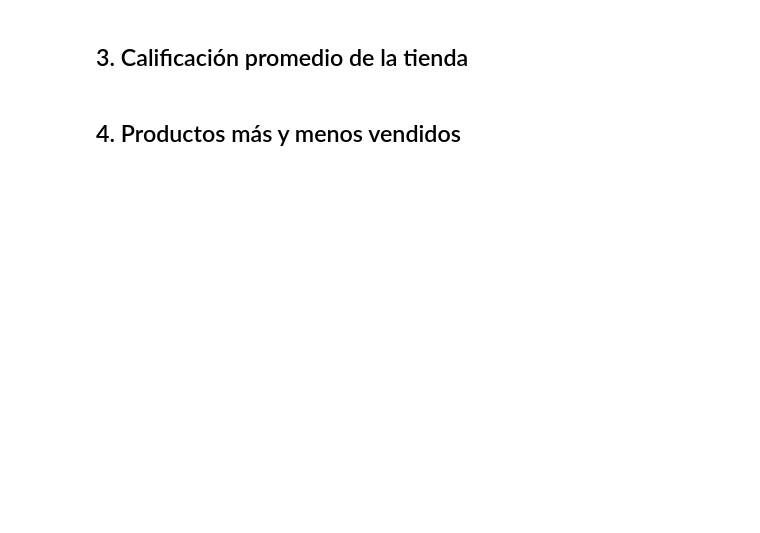
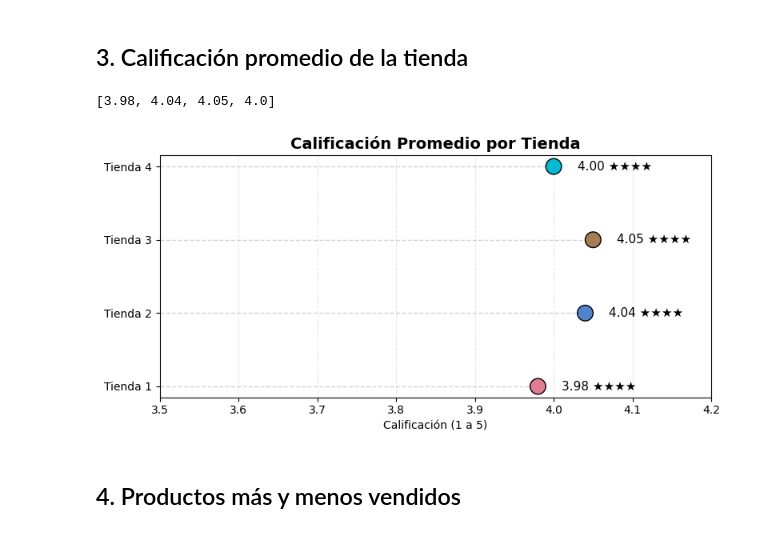
Before and after one commit to Blackpachamame/challenge-alura-store, a Jupyter notebook: AluraStoreLatam.ipynb, the cells around one changed output. Cells and saved outputs as stored; diff of their text form; code cells hidden in the pictures; blank space fills up the shorter version.

```diff
--- a/AluraStoreLatam.ipynb
+++ b/AluraStoreLatam.ipynb
@@ -97,4 +119,35 @@ plt.show()
 # %% [markdown]
 ## 3. Calificación promedio de la tienda
+# %%
+calificacion_promedio = [round(sum(tienda['Calificación'])/len(tienda['Calificación']), 2) for tienda in tiendas]
+calificacion_promedio
+# %% [output]
+[3.98, 4.04, 4.05, 4.0]
+# %%
+colores = ['#e07b91', '#4f83cc', '#a67c52', '#00bcd4']  # Personaliza si quieres
+
+fig, ax = plt.subplots(figsize=(8, 4))
+
+# Gráfico de puntos
+ax.scatter(calificacion_promedio, nombres, color=colores, s=200, edgecolor='black', zorder=3)
+
+# Líneas guía horizontales (opcionales, para estética)
+for i, cal in enumerate(calificacion_promedio):
+    ax.hlines(y=nombres[i], xmin=3.5, xmax=cal, color='lightgray', linestyle='--', linewidth=1, zorder=1)
+
+# Etiquetas con estrellas
+for i, cal in enumerate(calificacion_promedio):
+    estrellas = int(round(cal)) * '★'
+    ax.text(cal + 0.03, nombres[i], f'{cal:.2f} {estrellas}', va='center', fontsize=11)
+
+# Estética del gráfico
+ax.set_xlim(3.5, 4.2)
+ax.set_xlabel('Calificación (1 a 5)')
+ax.set_title('Calificación Promedio por Tienda', fontsize=14, fontweight='bold')
+ax.grid(axis='x', linestyle='--', alpha=0.3)
+plt.tight_layout()
+plt.show()
+# %% [output]
+[figure, added]
 # %% [markdown]
 ## 4. Productos más y menos vendidos
```
Also changed, not shown: parts of 8 cells of this notebook.
